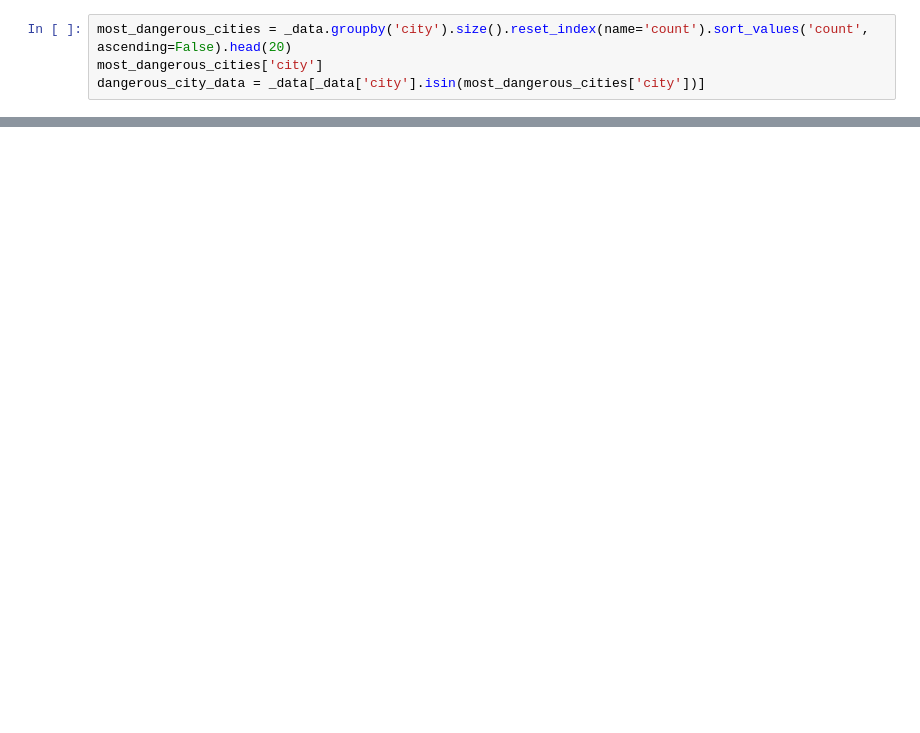
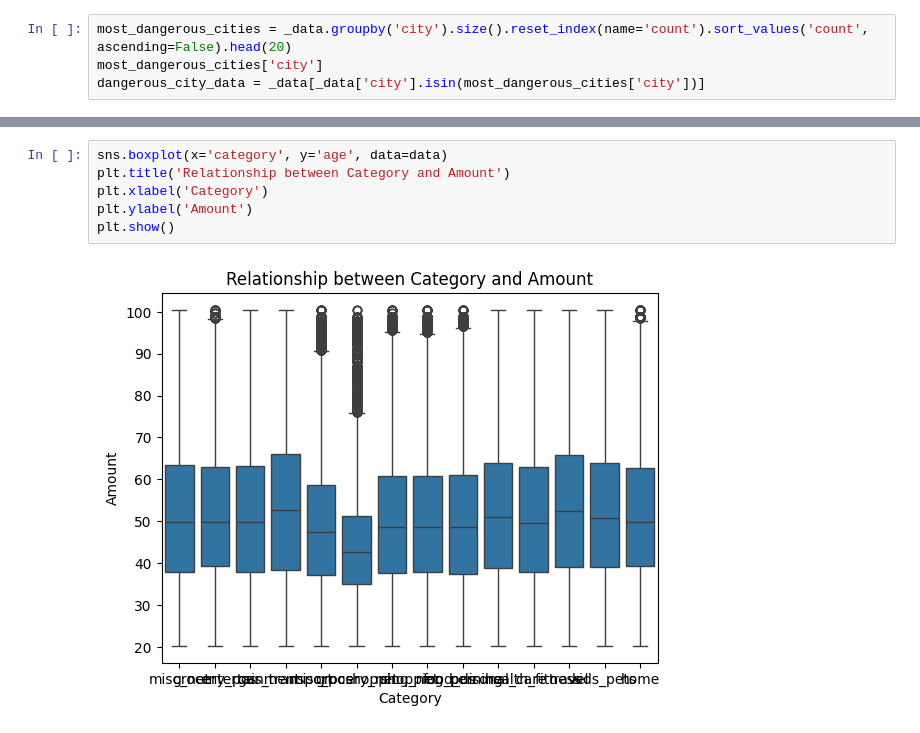
Before and after one commit to tctamedie/EventManagement, a Jupyter notebook: FraudDetectionCode.ipynb, the cells around one changed output, grey strips where cells are left out. Saved outputs shown, nothing was run; the diff lists cells and outputs as text; blank space fills up the shorter version.

Commit message:
more box plots

```diff
--- a/FraudDetectionCode.ipynb
+++ b/FraudDetectionCode.ipynb
@@ -203,3 +203,11 @@ plt.show()
+# %%
+sns.boxplot(x='category', y='age', data=data)
+plt.title('Relationship between Category and Amount')
+plt.xlabel('Category')
+plt.ylabel('Amount')
+plt.show()
+# %% [output]
+[figure, added]
 # %%
 sns.boxplot(x='age_group', y='amt', data=data)
 plt.title('Relationship between Fraud and Amount')
```
Also changed, not shown: parts of 18 cells of this notebook.
